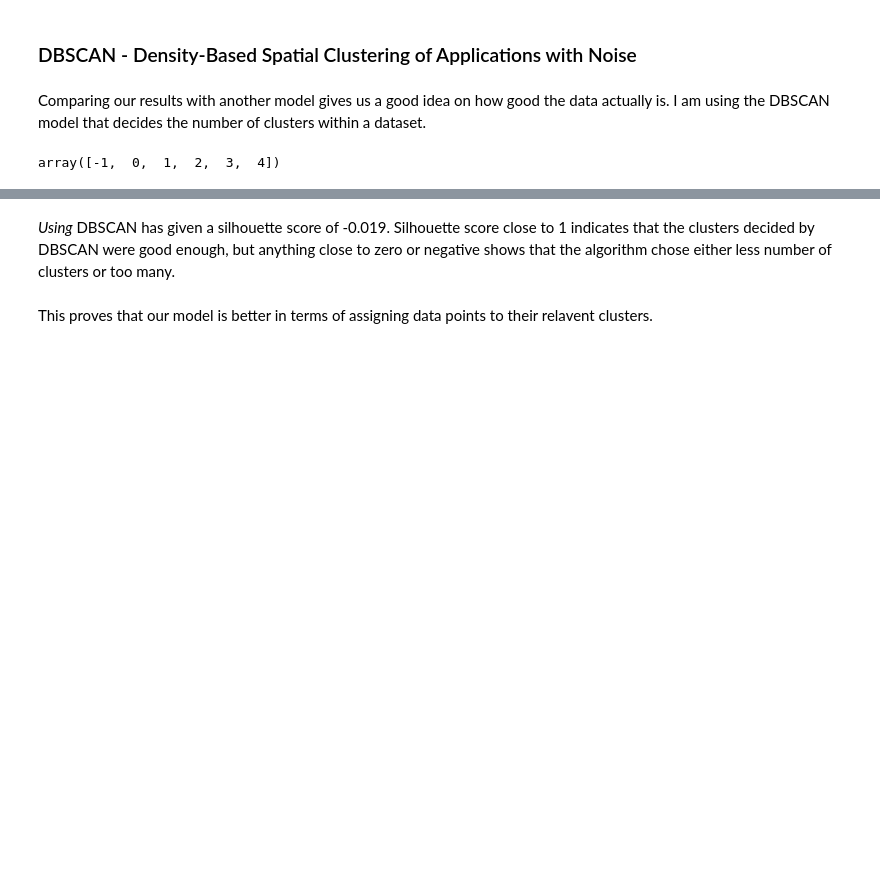
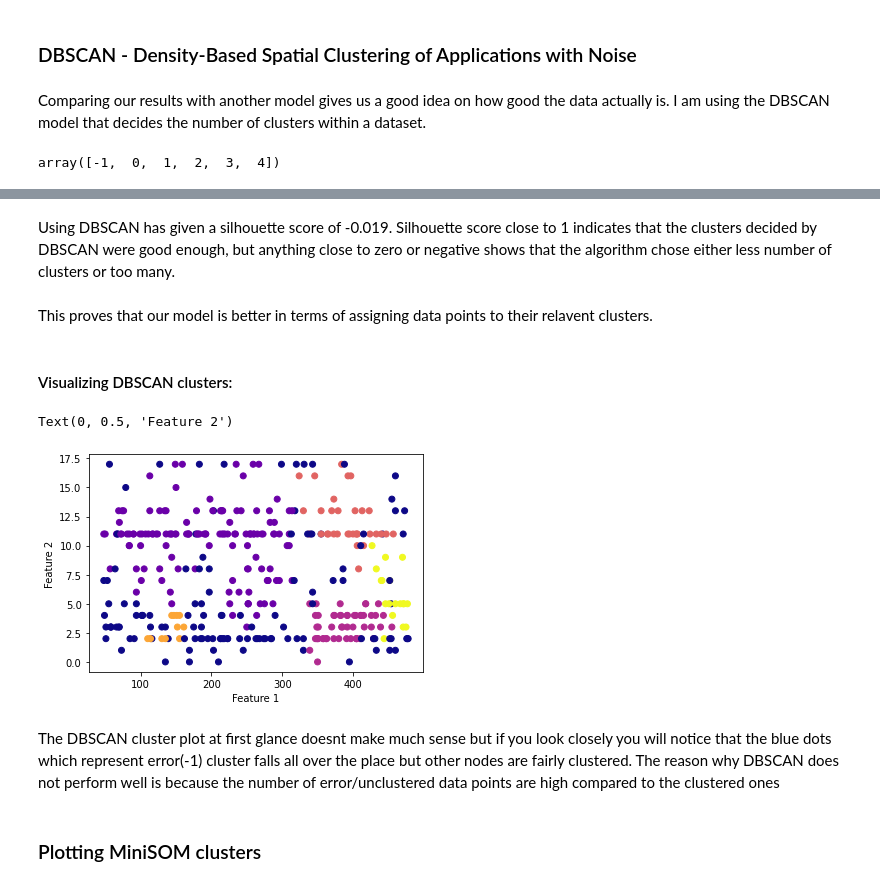
Before and after one commit to KrishnaPothula/EHR-Analysis, a Jupyter notebook: medical_records_extraction.ipynb, the cells around one changed output, grey strips where cells are left out. Saved outputs shown, nothing was run; the diff lists cells and outputs as text; code cells hidden in the pictures; blank space fills up the shorter version.

```diff
--- a/medical_records_extraction.ipynb
+++ b/medical_records_extraction.ipynb
@@ -389,4 +391,17 @@ metrics.silhouette_score(input_df, clustering_labels)
 # %% [markdown]
-*Using* DBSCAN has given a silhouette score of -0.019. Silhouette score close to 1 indicates that the clusters decided by DBSCAN were good enough, but anything close to zero or negative shows that the algorithm chose either less number of clusters or too many.
+Using DBSCAN has given a silhouette score of -0.019. Silhouette score close to 1 indicates that the clusters decided by DBSCAN were good enough, but anything close to zero or negative shows that the algorithm chose either less number of clusters or too many.
 # %% [markdown]
 This proves that our model is better in terms of assigning data points to their relavent clusters.
+# %% [markdown]
+#### Visualizing DBSCAN clusters:
+# %%
+plt.scatter(input_df.iloc[:, 1], input_df.iloc[:, 2], c=clustering_labels, cmap="plasma")
+plt.xlabel("Feature 1")
+plt.ylabel("Feature 2")
+# %% [output]
+Text(0, 0.5, 'Feature 2')
+[figure, added]
+# %% [markdown]
+The DBSCAN cluster plot at first glance doesnt make much sense but if you look closely you will notice that the blue dots which represent error(-1) cluster falls all over the place but other nodes are fairly clustered. The reason why DBSCAN does not perform well is because the number of error/unclustered data points are high compared to the clustered ones
+# %% [markdown]
+### Plotting MiniSOM clusters
```
Also changed, not shown: parts of 13 cells of this notebook.
